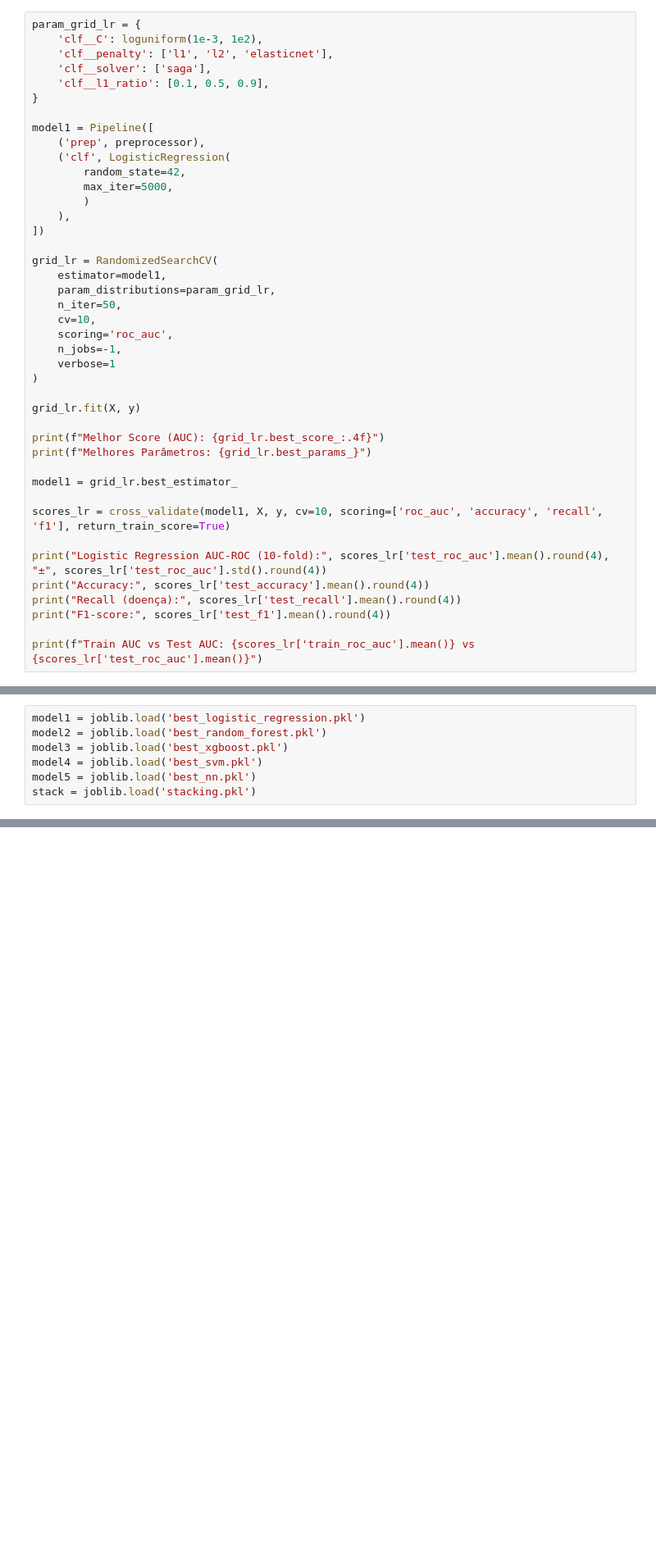
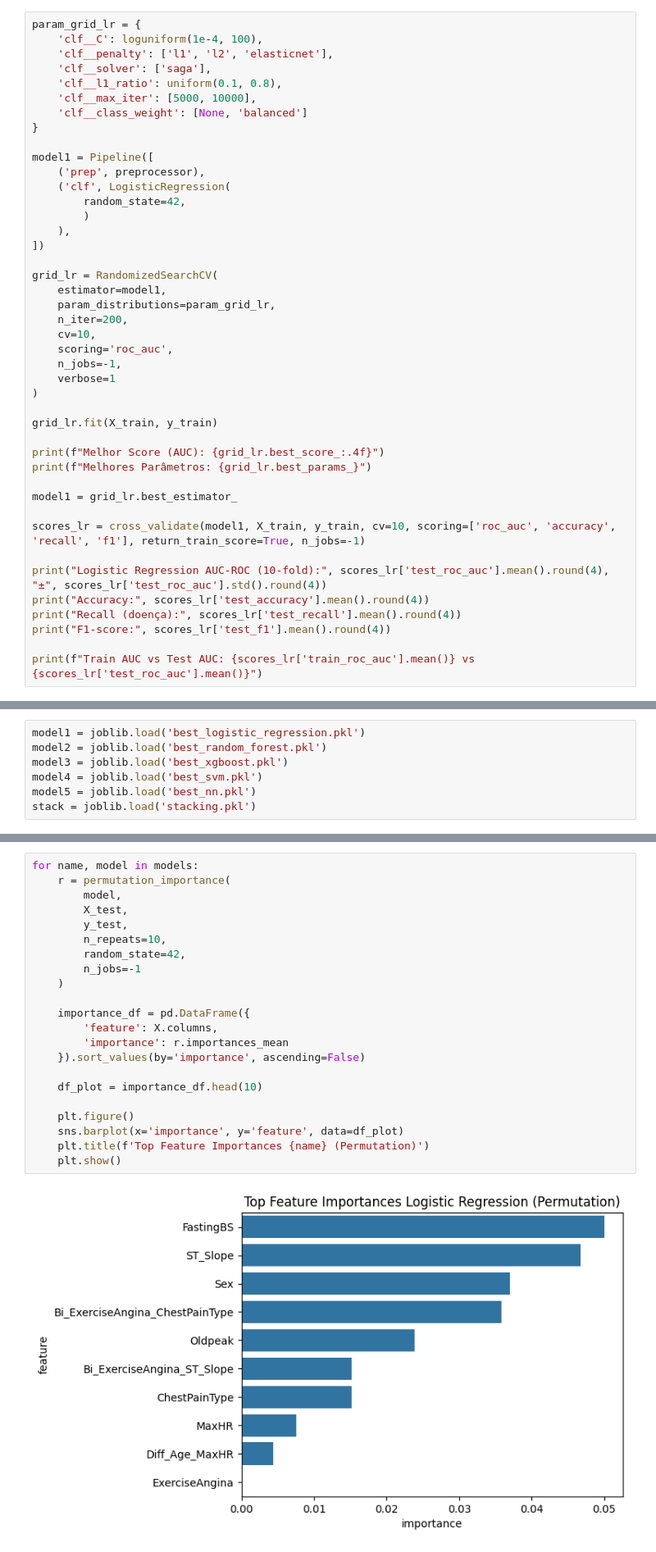
Before and after one commit to malf75/Heart-Failure-ML, a Jupyter notebook: heartdisease.ipynb, the cells around one changed output, grey strips where cells are left out. Shown at 82% size. Drawn from its saved outputs; the diff is of its cells as text; blank space fills up the shorter version.

```diff
--- a/heartdisease.ipynb
+++ b/heartdisease.ipynb
@@ -317,16 +380,17 @@ preprocessor_tree = ColumnTransformer([
 # %%
 param_grid_lr = {
-    'clf__C': loguniform(1e-3, 1e2),
+    'clf__C': loguniform(1e-4, 100),
     'clf__penalty': ['l1', 'l2', 'elasticnet'],
     'clf__solver': ['saga'],
-    'clf__l1_ratio': [0.1, 0.5, 0.9],
+    'clf__l1_ratio': uniform(0.1, 0.8),
+    'clf__max_iter': [5000, 10000],
+    'clf__class_weight': [None, 'balanced']
 }
 
 model1 = Pipeline([
     ('prep', preprocessor),
     ('clf', LogisticRegression(
         random_state=42,
-        max_iter=5000,
         )
     ),
 ])
@@ -334,21 +398,21 @@ model1 = Pipeline([
 grid_lr = RandomizedSearchCV(
     estimator=model1,
     param_distributions=param_grid_lr,
-    n_iter=50,
+    n_iter=200,
     cv=10,
     scoring='roc_auc',
     n_jobs=-1,
     verbose=1
 )
 
-grid_lr.fit(X, y)
+grid_lr.fit(X_train, y_train)
 
 print(f"Melhor Score (AUC): {grid_lr.best_score_:.4f}")
 print(f"Melhores Parâmetros: {grid_lr.best_params_}")
 
 model1 = grid_lr.best_estimator_
 
-scores_lr = cross_validate(model1, X, y, cv=10, scoring=['roc_auc', 'accuracy', 'recall', 'f1'], return_train_score=True)
+scores_lr = cross_validate(model1, X_train, y_train, cv=10, scoring=['roc_auc', 'accuracy', 'recall', 'f1'], return_train_score=True, n_jobs=-1)
 
 print("Logistic Regression AUC-ROC (10-fold):", scores_lr['test_roc_auc'].mean().round(4), "±", scores_lr['test_roc_auc'].std().round(4))
 print("Accuracy:", scores_lr['test_accuracy'].mean().round(4))
@@ -910,0 +858,24 @@ plt.show()
+# %%
+for name, model in models:
+    r = permutation_importance(
+        model,
+        X_test,
+        y_test,
+        n_repeats=10,
+        random_state=42,
+        n_jobs=-1
+    )
+
+    importance_df = pd.DataFrame({
+        'feature': X.columns,
+        'importance': r.importances_mean
+    }).sort_values(by='importance', ascending=False)
+
+    df_plot = importance_df.head(10)
+
+    plt.figure()
+    sns.barplot(x='importance', y='feature', data=df_plot)
+    plt.title(f'Top Feature Importances {name} (Permutation)')
+    plt.show()
+# %% [output]
+[figure, added]
```
Also changed, not shown: parts of 41 cells of this notebook, 19 other files.
